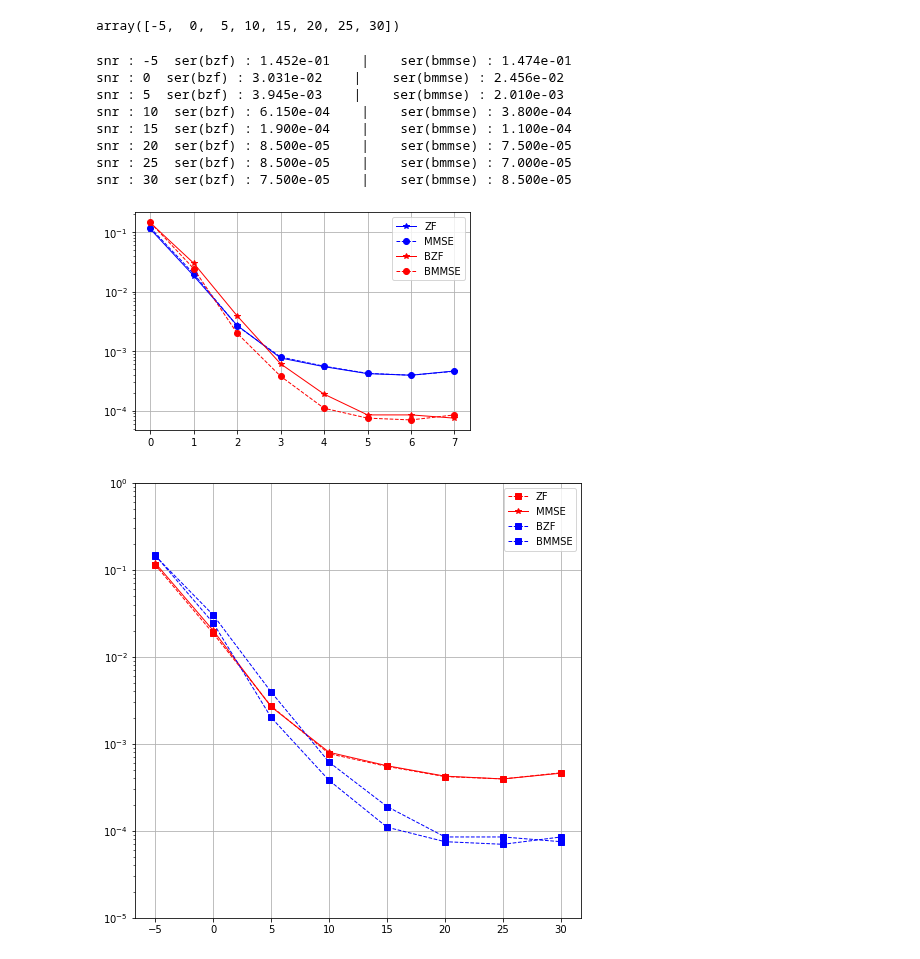
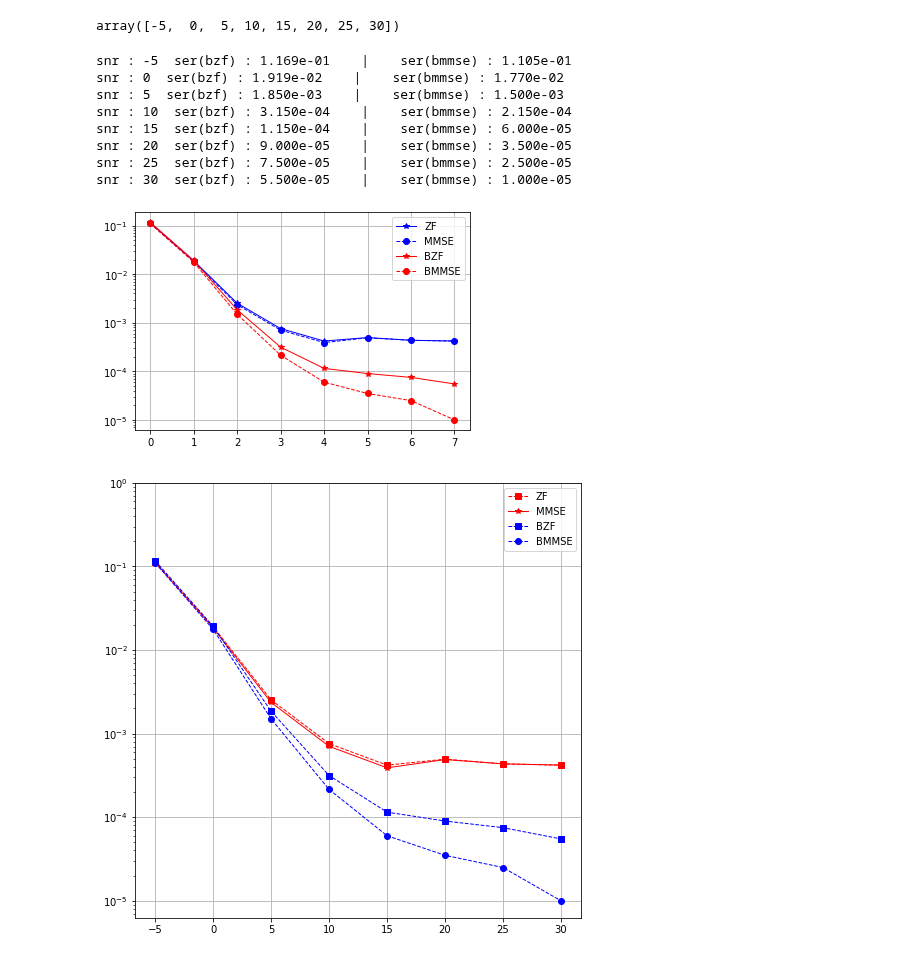
Before and after one commit to IISL-HYU/comm, a Jupyter notebook: practice.ipynb, the cells around one changed output. Drawn from its saved outputs; the diff is of its cells as text; code cells hidden in the pictures.

Commit message:
fixed mmse

```diff
--- a/practice.ipynb
+++ b/practice.ipynb
@@ -496,16 +496,17 @@ def covr(H, snr):
 def bussgang(H, snr):
     global N
     Sigma_r = covr(H, snr)        # Sigma_r
-    res = Sigma_r * ((np.eye(N)) * np.ones(shape=(T, N, N)))
-    sqrt_diag_sigma = np.sqrt(np.linalg.inv(res))
+    diag_sigma = Sigma_r * ((np.eye(N)) * np.ones(shape=(T, N, N)))
+    inv_diag_sigma = np.linalg.inv(diag_sigma)
+    sqrt_diag_sigma = np.sqrt(inv_diag_sigma)
     V = sqrt_diag_sigma * np.sqrt(2 / np.pi)
     effective_channel = np.matmul(V, H)
 
     ls = np.matmul(sqrt_diag_sigma, Sigma_r)
-    rs1 = np.matmul(ls, sqrt_diag_sigma)
+    rs1 = np.matmul(ls, sqrt_diag_sigma) * 0.9999
     ls = np.arcsin(rs1.real) + 1j * np.arcsin(rs1.imag)
 
-    rs = rs1 - (10 ** (-snr / 20)) * np.matmul(sqrt_diag_sigma, sqrt_diag_sigma)
+    rs = rs1 - (10 ** (-snr / 20)) * np.linalg.inv(diag_sigma)
     effective_noise_covariance = np.sqrt(2 / np.pi) * (ls - rs)
     return effective_channel, effective_noise_covariance
 # %%
@@ -645,11 +672,11 @@ for snr in range(-5, SNR_max+5, 5):
 
     # relaxed linear receiver
     W_zf = np.linalg.pinv(H)
-    W_mmse = np.matmul((H.conjugate()).transpose((0, 2, 1)), H) + (10**(-snr/20)) * ((np.eye(K) + 1j * np.eye(K)) * np.ones((T, K, K)))
+    W_mmse = np.matmul((H.conjugate()).transpose((0, 2, 1)), H) + (10**(-snr/20)) * ((np.eye(K)) * np.ones((T, K, K)))
     W_mmse = np.linalg.inv(W_mmse)
     W_mmse = np.matmul(W_mmse, (H.conjugate()).transpose((0, 2, 1)))
     W_bzf = np.linalg.pinv(A)
-    W_bmmse = np.matmul(A, (A.conjugate()).transpose(0, 2, 1)) + (10**(-snr/20)) * ((np.eye(N) + 1j * np.eye(N)) * np.ones((T, N, N)))
+    W_bmmse = np.matmul(A, (A.conjugate()).transpose(0, 2, 1)) + covn
     W_bmmse = np.linalg.inv(W_bmmse)
     W_bmmse = np.matmul((A.conjugate()).transpose(0, 2, 1), W_bmmse)
     # Relaxed estimation of x
@@ -663,52 +690,52 @@ for snr in range(-5, SNR_max+5, 5):
     x_hat_zf = symbol_by_symbol(x_tilde=x_tilde_zf, constellation_points=constellation_points)
     x_hat_mmse = symbol_by_symbol(x_tilde=x_tilde_mmse, constellation_points=constellation_points)
     x_hat_bzf = symbol_by_symbol(x_tilde=x_tilde_bzf, constellation_points=constellation_points)
     x_hat_bmmse = symbol_by_symbol(x_tilde=x_tilde_bmmse, constellation_points=constellation_points)
 
     # Compare
     ser = 1-np.sum(np.isclose(x, x_hat_zf)) / (T * K)
     ser_mmse = 1-np.sum(np.isclose(x, x_hat_mmse)) / (T * K)
     ser_bzf = 1-np.sum(np.isclose(x, x_hat_bzf)) / (T * K)
     ser_bmmse = 1-np.sum(np.isclose(x, x_hat_bmmse)) / (T * K)
 
     if snr % 5 == 0:
         # print("snr: ", snr, "ser (zf): ", ser, "  |  ser(mmse): ", ser_mmse, "  |  ser(bzf):", ser_bzf)
         print(f"snr : {snr}  ser(bzf) : {ser_bzf:.3e}    |    ser(bmmse) : {ser_bmmse:.3e}")
     sers.append(ser)
     sers_mmse.append(ser_mmse)
     sers_bzf.append(ser_bzf)
     sers_bmmse.append(ser_bmmse)
 
 
 
 plt.figure()
 plt.semilogy(sers, '-b*', linewidth=1, label='ZF')
 plt.semilogy(sers_mmse, '--bo', linewidth=1, label='MMSE')
 plt.semilogy(sers_bzf, '-r*', linewidth=1, label='BZF')
 plt.semilogy(sers_bmmse, '--ro', linewidth=1, label="BMMSE")
 plt.grid()
 plt.legend()
 plt.show()
 # %% [output]
-snr : -5  ser(bzf) : 1.452e-01    |    ser(bmmse) : 1.474e-01
-snr : 0  ser(bzf) : 3.031e-02    |    ser(bmmse) : 2.456e-02
-snr : 5  ser(bzf) : 3.945e-03    |    ser(bmmse) : 2.010e-03
-snr : 10  ser(bzf) : 6.150e-04    |    ser(bmmse) : 3.800e-04
-snr : 15  ser(bzf) : 1.900e-04    |    ser(bmmse) : 1.100e-04
-snr : 20  ser(bzf) : 8.500e-05    |    ser(bmmse) : 7.500e-05
-snr : 25  ser(bzf) : 8.500e-05    |    ser(bmmse) : 7.000e-05
-snr : 30  ser(bzf) : 7.500e-05    |    ser(bmmse) : 8.500e-05
+snr : -5  ser(bzf) : 1.169e-01    |    ser(bmmse) : 1.105e-01
+snr : 0  ser(bzf) : 1.919e-02    |    ser(bmmse) : 1.770e-02
+snr : 5  ser(bzf) : 1.850e-03    |    ser(bmmse) : 1.500e-03
+snr : 10  ser(bzf) : 3.150e-04    |    ser(bmmse) : 2.150e-04
+snr : 15  ser(bzf) : 1.150e-04    |    ser(bmmse) : 6.000e-05
+snr : 20  ser(bzf) : 9.000e-05    |    ser(bmmse) : 3.500e-05
+snr : 25  ser(bzf) : 7.500e-05    |    ser(bmmse) : 2.500e-05
+snr : 30  ser(bzf) : 5.500e-05    |    ser(bmmse) : 1.000e-05
-[figure, old version]
+[figure, new version]
 # %%
 
 plt.figure(figsize=(8, 8))
 plt.semilogy(range(-5, SNR_max+5, 5), sers, '--rs', linewidth=1, label='ZF')
 plt.semilogy(range(-5, SNR_max+5, 5), sers_mmse, '-r*', linewidth=1, label='MMSE')
 plt.semilogy(range(-5, SNR_max+5, 5), sers_bzf, '--bs', linewidth=1, label='BZF')
-plt.semilogy(range(-5, SNR_max+5, 5), sers_bmmse, '--bs', linewidth=1, label="BMMSE")
+plt.semilogy(range(-5, SNR_max+5, 5), sers_bmmse, '--bo', linewidth=1, label="BMMSE")
 plt.yticks([1e-0, 1e-1, 1e-2, 1e-3, 1e-4, 1e-5])
 plt.grid()
 plt.legend()
 plt.show()
 # %% [output]
-[figure, old version]
+[figure, new version]
```
Also changed, not shown: parts of 2 cells of this notebook.
